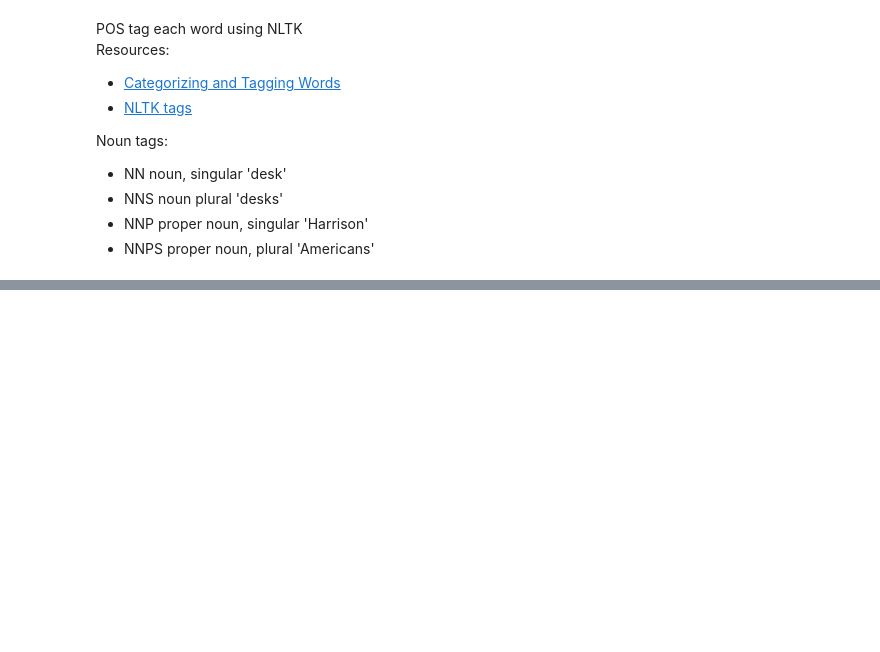
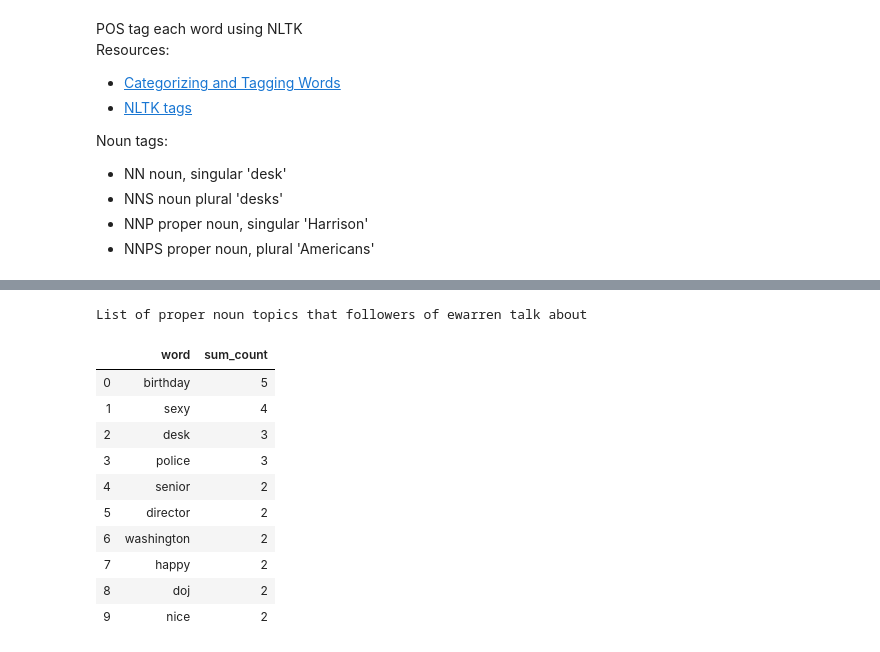
Before and after one commit to cfgong/twitter_follower_topics, a Jupyter notebook: backend/testref/Testing using Twitter with write to DB.ipynb, the cells around one changed output, grey strips where cells are left out. Saved outputs shown, nothing was run; the diff lists cells and outputs as text; code cells hidden in the pictures; blank space fills up the shorter version.

```diff
--- a/backend/testref/Testing using Twitter with write to DB.ipynb
+++ b/backend/testref/Testing using Twitter with write to DB.ipynb
@@ -44,3 +33,10 @@ cursor=connection.cursor()
+# %%
+PRINT_LIMIT = 50
+FOLLOWER_SAMPLE_LIMIT = 100 # number of followers to randomly sample
+WORD_FREQ_LIMIT = 10 # return this number of topics that are most freq
+
+REGULAR_NOUN_WORD_TYPE = 0
+PROPER_NOUN_WORD_TYPE = 1
 # %%
 def read_try(sql):
     try:
@@ -110,6 +106,16 @@ def read_user_words_from_db(user, limit = 'NULL', date = ''):
     )
     return read_try(sql)
 
+# get list of word counts for a user
+def read_user_proper_words_from_db(user, limit = 'NULL', date = ''):
+    sql = ('SELECT word, SUM(count) as sum_count FROM followers '
+    'JOIN tweets ON tweets.follower_handle = followers.follower_handle '
+    'JOIN words ON words.tweet_id = tweets.tweet_id '
+    'WHERE followers.user_handle = \'{}\' '.format(user))
+    sql += 'GROUP BY word HAVING MAX(words.word_type) = {} '.format(PROPER_NOUN_WORD_TYPE)
+    sql += 'ORDER BY sum_count desc LIMIT {} '.format(limit)
+    return read_try(sql)
+
 # get list of hashtag counts for a user
 def read_user_hashtags_from_db(user, limit = 'NULL', date = ''):
     sql = ('SELECT word, SUM(count) as sum_count FROM followers '
@@ -444,0 +396,16 @@ read_user_hashtags_from_db(user, limit = WORD_FREQ_LIMIT)
+# %%
+print("List of proper noun topics that followers of {} talk about".format(user))
+read_user_proper_words_from_db(user, limit = WORD_FREQ_LIMIT)
+# %% [output]
+List of proper noun topics that followers of ewarren talk about
+|  | word | sum_count |
+| 0 | birthday | 5 |
+| 1 | sexy | 4 |
+| 2 | desk | 3 |
+| 3 | police | 3 |
+| 4 | senior | 2 |
+| 5 | director | 2 |
+| 6 | washington | 2 |
+| 7 | happy | 2 |
+| 8 | doj | 2 |
+| 9 | nice | 2 |
```
Also changed, not shown: parts of 25 cells of this notebook, 2 other files.
